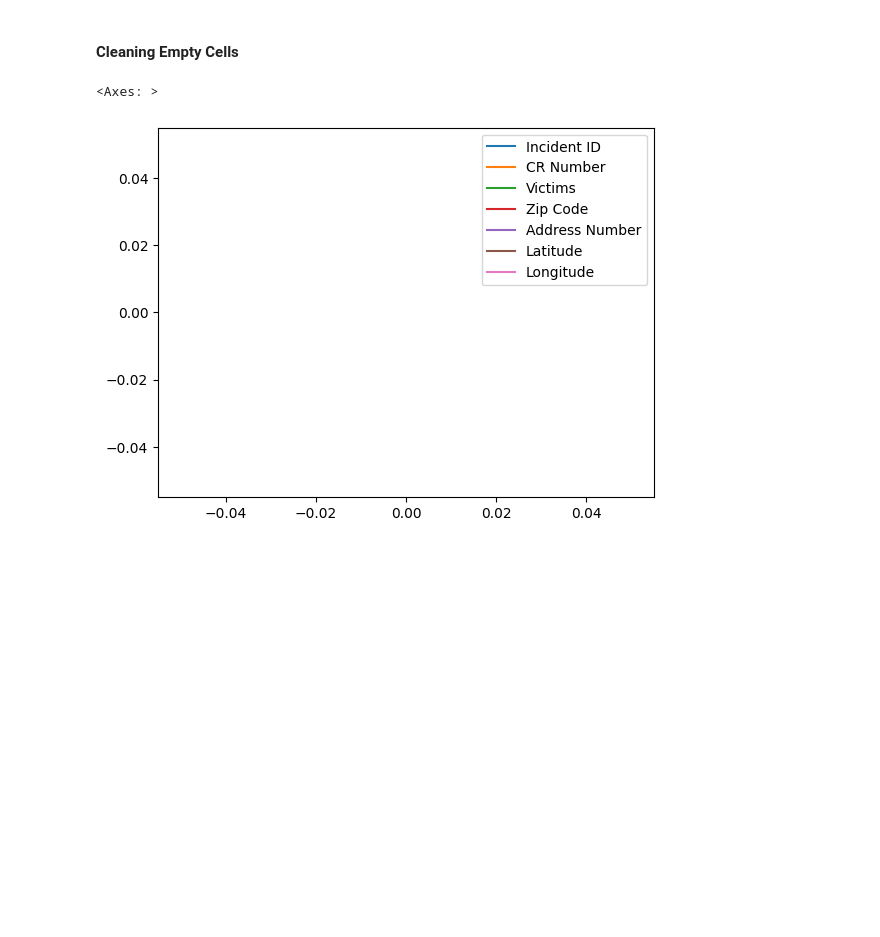
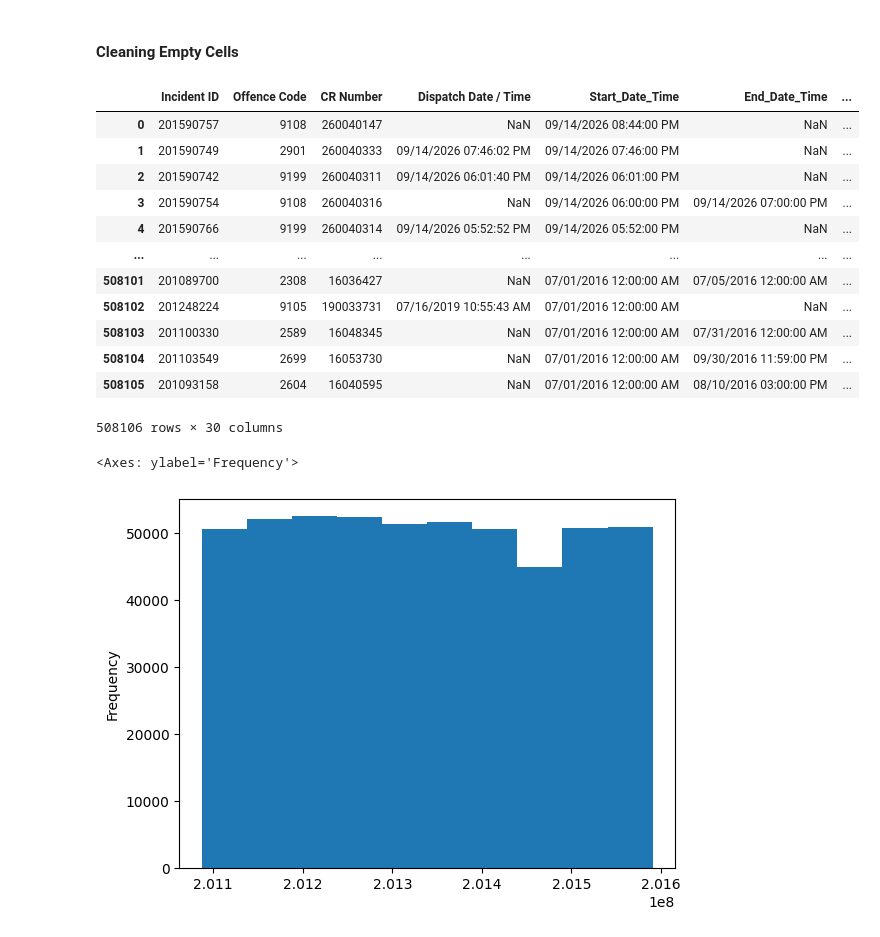
Before and after one commit to ArunaMahaGamage/MSC-AI-CW1, a Jupyter notebook: CW1.ipynb, the cells around one changed output. Cells and saved outputs as stored; diff of their text form; code cells hidden in the pictures; blank space fills up the shorter version.

```diff
--- a/CW1.ipynb
+++ b/CW1.ipynb
@@ -189,9 +342,25 @@ Unique Incident-Level Rows: 467,534 (Avg 1.00 offenses/incident)
 # %%
 #df_remove_empty_cell = df.copy()
 df_all = pd.read_csv("dataset_coursework1-1.csv", low_memory=False)
-clean_df = df_all.dropna()
-clean_df.plot()
-#print(df.to_string())
+pd.options.display.max_rows = 100
+#pd.set_option('display.max_rows', None) # if we use , all the Jupyter lab and notebook will stuck or freeze
+display(df_all)
 # %% [output]
+|  | Incident ID | Offence Code | CR Number | Dispatch Date / Time | Start_Date_Time | End_Date_Time | ... |
+| 0 | 201590757 | 9108 | 260040147 | NaN | 09/14/2026 08:44:00 PM | NaN | ... |
+| 1 | 201590749 | 2901 | 260040333 | 09/14/2026 07:46:02 PM | 09/14/2026 07:46:00 PM | NaN | ... |
+| 2 | 201590742 | 9199 | 260040311 | 09/14/2026 06:01:40 PM | 09/14/2026 06:01:00 PM | NaN | ... |
+| 3 | 201590754 | 9108 | 260040316 | NaN | 09/14/2026 06:00:00 PM | 09/14/2026 07:00:00 PM | ... |
+| 4 | 201590766 | 9199 | 260040314 | 09/14/2026 05:52:52 PM | 09/14/2026 05:52:00 PM | NaN | ... |
+| ... | ... | ... | ... | ... | ... | ... | ... |
+| 508101 | 201089700 | 2308 | 16036427 | NaN | 07/01/2016 12:00:00 AM | 07/05/2016 12:00:00 AM | ... |
+| 508102 | 201248224 | 9105 | 190033731 | 07/16/2019 10:55:43 AM | 07/01/2016 12:00:00 AM | NaN | ... |
+| 508103 | 201100330 | 2589 | 16048345 | NaN | 07/01/2016 12:00:00 AM | 07/31/2016 12:00:00 AM | ... |
+| 508104 | 201103549 | 2699 | 16053730 | NaN | 07/01/2016 12:00:00 AM | 09/30/2016 11:59:00 PM | ... |
+| 508105 | 201093158 | 2604 | 16040595 | NaN | 07/01/2016 12:00:00 AM | 08/10/2016 03:00:00 PM | ... |
-<Axes: >
+508106 rows × 30 columns
-[figure, removed]
+# %%
+df_all['Incident ID'].plot(kind = 'hist')
+# %% [output]
+<Axes: ylabel='Frequency'>
+[figure, added]
```
Also changed, not shown: parts of 14 cells of this notebook.
